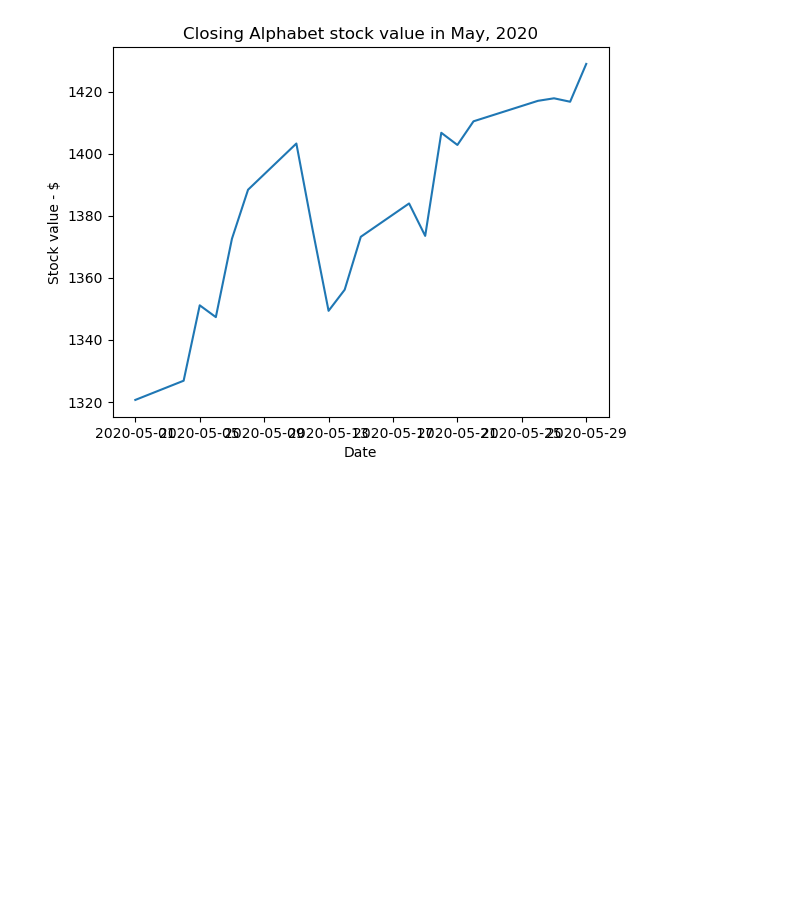
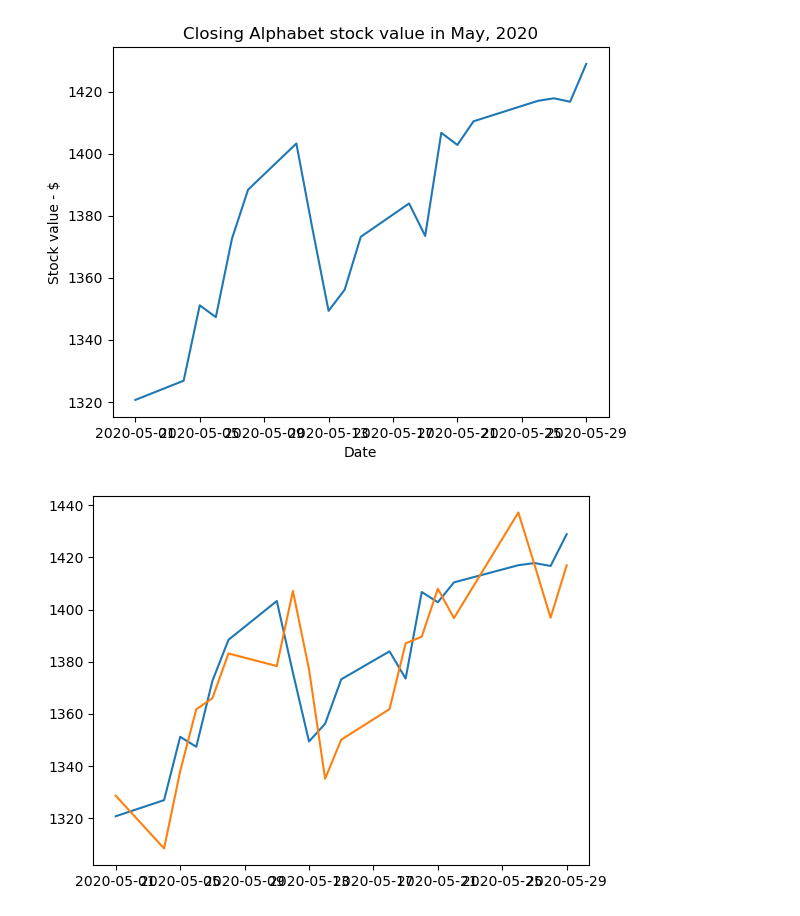
Before and after one commit to yotam-sh/learning_os_gis_development, a Jupyter notebook: matplotlib/day_27.ipynb, the cells around one changed output. Drawn from its saved outputs; the diff is of its cells as text; code cells hidden in the pictures; blank space fills up the shorter version.

Commit message:
Updated progress - Added 2nd plot line

```diff
--- a/matplotlib/day_27.ipynb
+++ b/matplotlib/day_27.ipynb
@@ -40,3 +40,9 @@ plt.ylabel('Stock value - $')
 plt.show()
 # %% [output]
 [figure]
+# %%
+plt.plot(plot_x, plot_y_1)
+plt.plot(plot_x, plot_y_2)
+plt.show()
+# %% [output]
+[figure, added]
```
